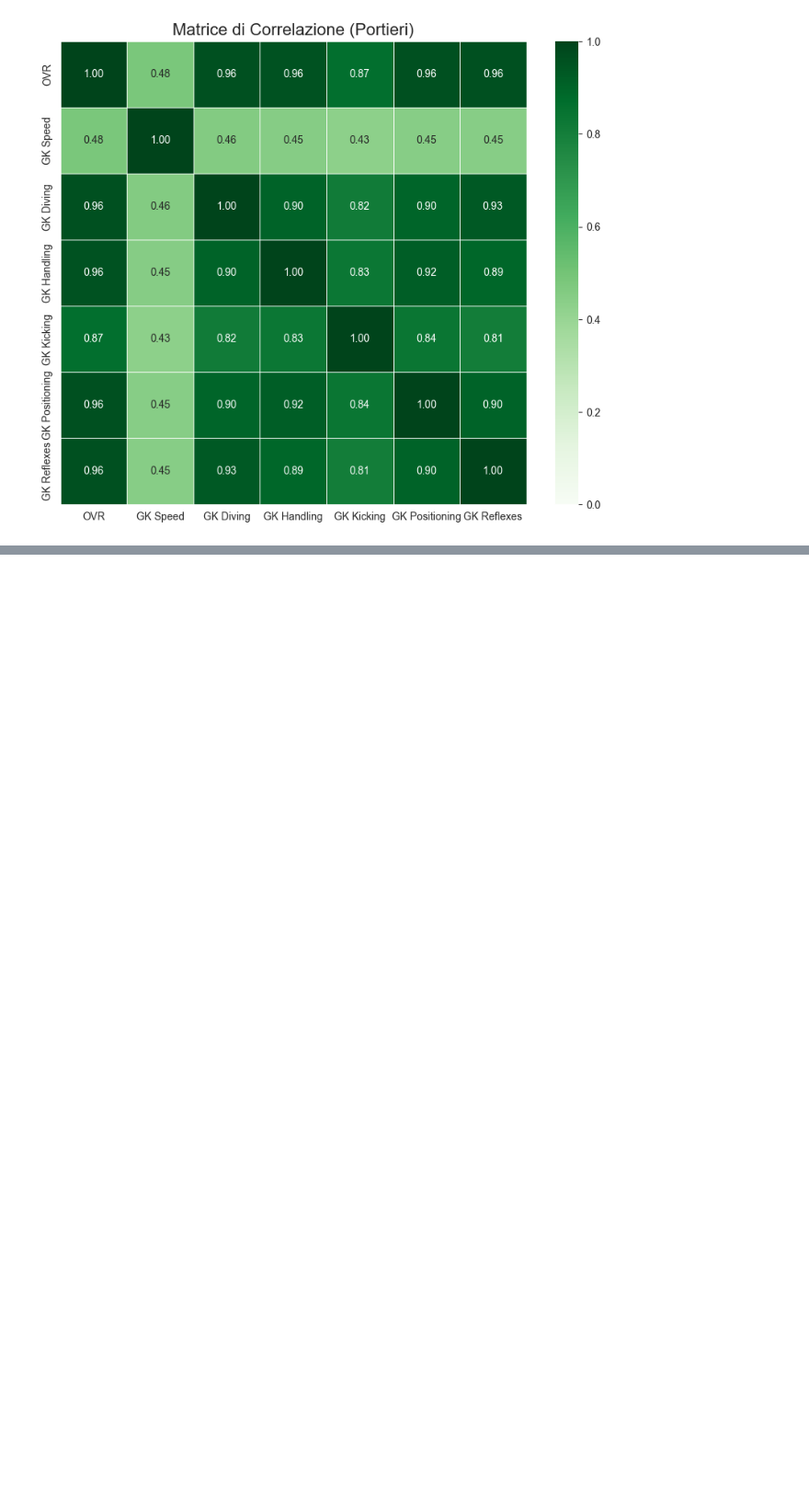
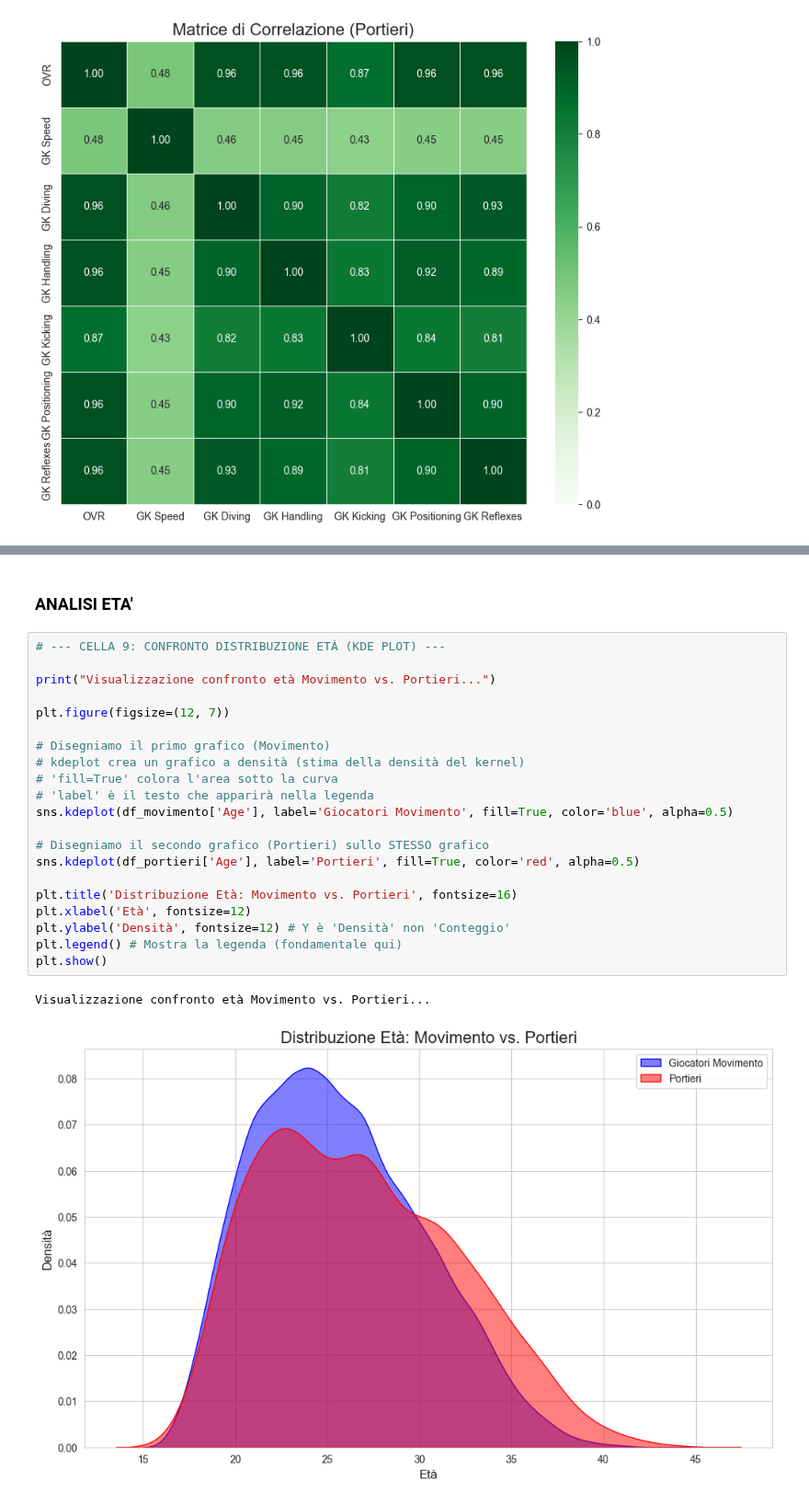
Before and after one commit to grannico/Progetti_DataScience_25-26, a Jupyter notebook: analisi_descrittiva.ipynb, the cells around one changed output, grey strips where cells are left out. Shown at 92% size. Drawn from its saved outputs; the diff is of its cells as text; blank space fills up the shorter version.

Commit message:
Aggiunte modifiche ad analisi_descrittiva

```diff
--- a/analisi_descrittiva.ipynb
+++ b/analisi_descrittiva.ipynb
@@ -218,0 +240,26 @@ Trovati 5922 difensori.
+# %% [markdown]
+### ANALISI ETA'
+# %%
+# --- CELLA 9: CONFRONTO DISTRIBUZIONE ETÀ (KDE PLOT) ---
+
+print("Visualizzazione confronto età Movimento vs. Portieri...")
+
+plt.figure(figsize=(12, 7))
+
+# Disegniamo il primo grafico (Movimento)
+# kdeplot crea un grafico a densità (stima della densità del kernel)
+# 'fill=True' colora l'area sotto la curva
+# 'label' è il testo che apparirà nella legenda
+sns.kdeplot(df_movimento['Age'], label='Giocatori Movimento', fill=True, color='blue', alpha=0.5)
+
+# Disegniamo il secondo grafico (Portieri) sullo STESSO grafico
+sns.kdeplot(df_portieri['Age'], label='Portieri', fill=True, color='red', alpha=0.5)
+
+plt.title('Distribuzione Età: Movimento vs. Portieri', fontsize=16)
+plt.xlabel('Età', fontsize=12)
+plt.ylabel('Densità', fontsize=12) # Y è 'Densità' non 'Conteggio'
+plt.legend() # Mostra la legenda (fondamentale qui)
+plt.show()
+# %% [output]
+Visualizzazione confronto età Movimento vs. Portieri...
+[figure, added]
```
Also changed, not shown: parts of 19 cells of this notebook.
